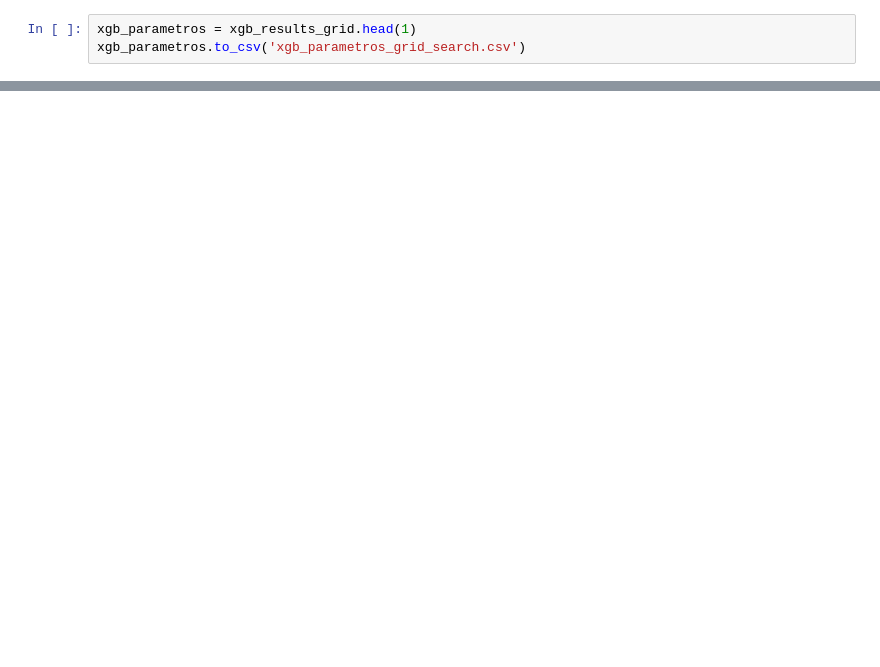
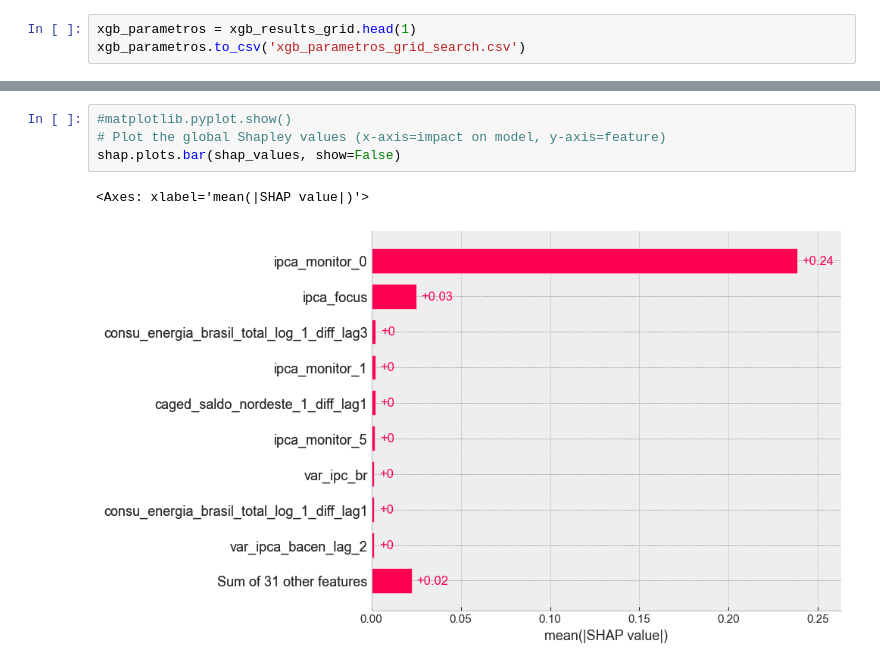
Before and after one commit to flpgp/inflation_forecast_integration, a Jupyter notebook: Feature_Selection_Feature_Importance_BB/elasticnet_RFE.ipynb, the cells around one changed output, grey strips where cells are left out. Cells and saved outputs as stored; diff of their text form; blank space fills up the shorter version.

```diff
--- a/Feature_Selection_Feature_Importance_BB/elasticnet_RFE.ipynb
+++ b/Feature_Selection_Feature_Importance_BB/elasticnet_RFE.ipynb
@@ -742,0 +898,7 @@ plt.show()
+# %%
+#matplotlib.pyplot.show()
+# Plot the global Shapley values (x-axis=impact on model, y-axis=feature)
+shap.plots.bar(shap_values, show=False)
+# %% [output]
+<Axes: xlabel='mean(|SHAP value|)'>
+[figure, added]
```
Also changed, not shown: parts of 59 cells of this notebook.
